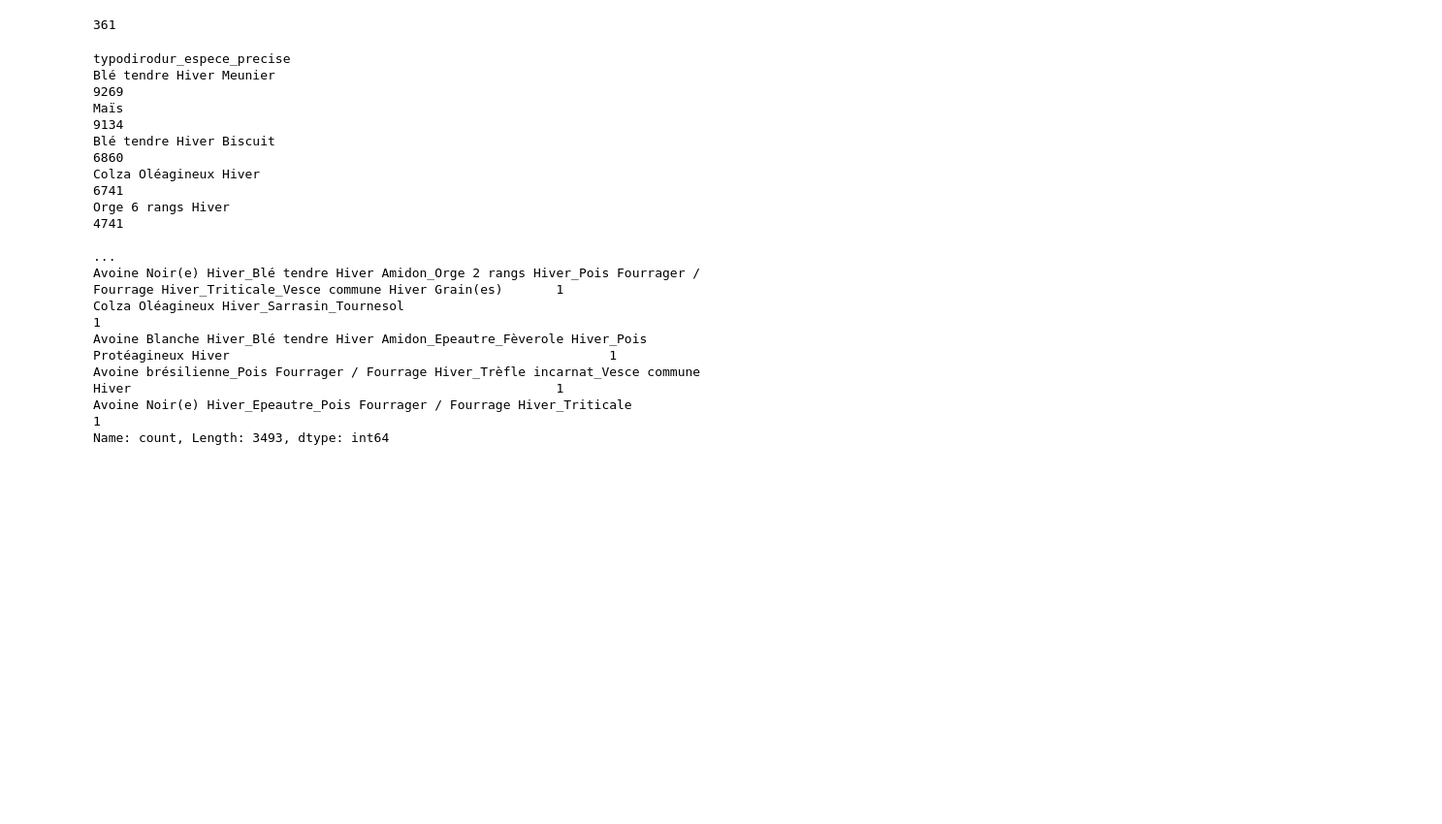
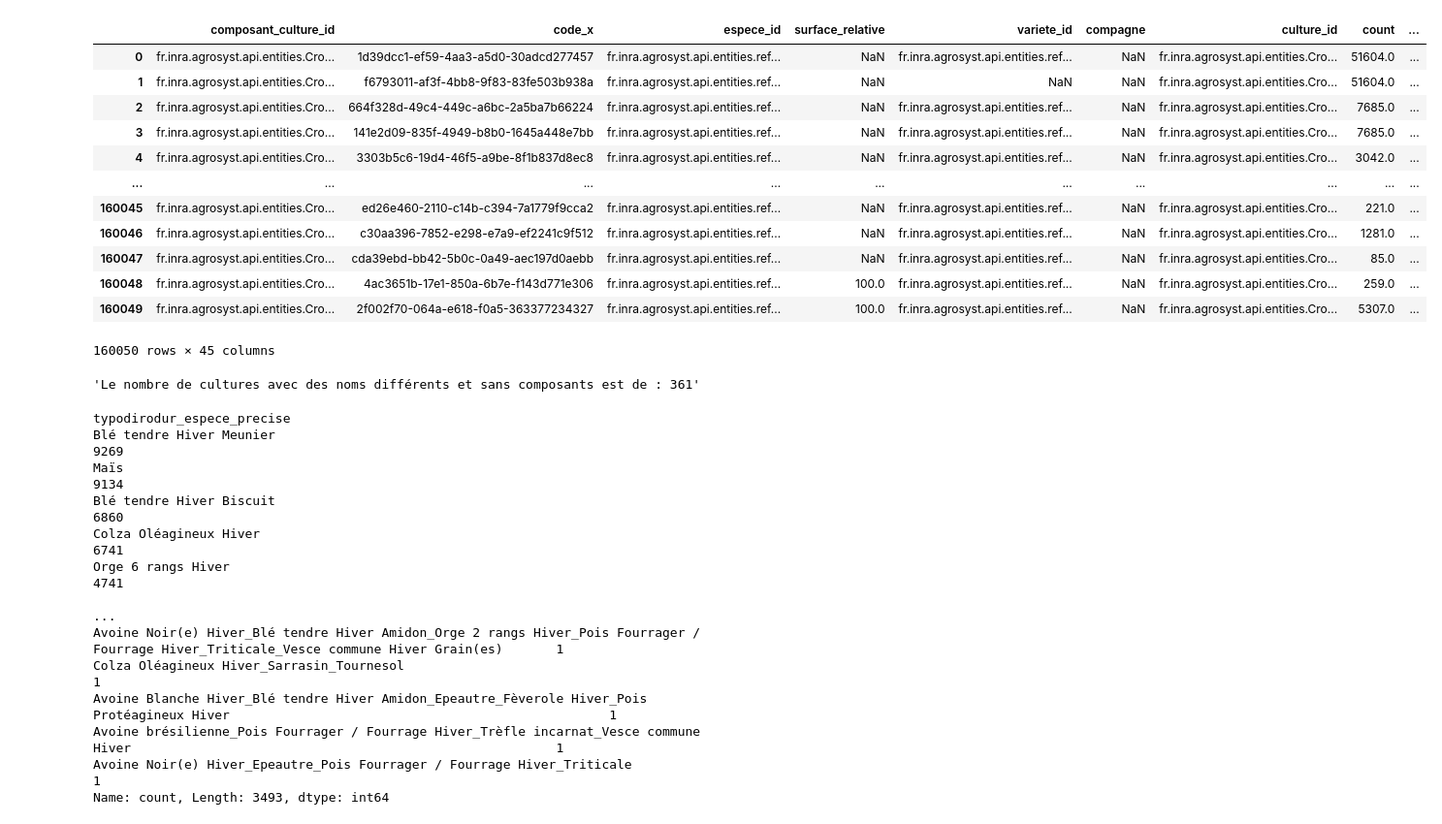
Before and after one commit to beren2/catalogue_script_agrosyst, a Jupyter notebook: 02_outils/scripts/2-test_dirodur_concatener_typo_espece.ipynb, the cells around one changed output. Shown at 97% size. Drawn from its saved outputs; the diff is of its cells as text; code cells hidden in the pictures; blank space fills up the shorter version.

```diff
--- a/02_outils/scripts/2-test_dirodur_concatener_typo_espece.ipynb
+++ b/02_outils/scripts/2-test_dirodur_concatener_typo_espece.ipynb
@@ -3,7 +3,8 @@ import pandas as pd
 import numpy as np
 from tqdm import tqdm
 # %%
-ENTREPOT_PATH = "/home/administrateur/Bureau/Datagrosyst/data_entrepot_outils/"
+path = "/home/tbadie/Bureau/data/data_entrepot_outils/"
+path_output = "/home/tbadie/Bureau/data/temp/typologie_dirodur/"
 donnees = {}
 
 def import_df(df_name, path_data, sep, index_col=None):
@@ -17,32 +18,41 @@ def import_dfs(df_names, path_data, sep = ',', index_col=None, verbose=False):
 
 tables_with_id = [
     'composant_culture',
-    'culture',
-    'espece'
+    'culture'
 ]
 
 # import des données de l'entrepôt avec la colonne 'id' en index
-import_dfs(tables_with_id, ENTREPOT_PATH, sep = ',', index_col='id', verbose=False)
+import_dfs(tables_with_id, path, sep = ',', index_col='id', verbose=False)
+
+culture = donnees['culture'].reset_index().rename(columns={'id':'culture_id'}).copy()
+cc = donnees['composant_culture'].reset_index().rename(columns={'id':'composant_culture_id'}).copy()
+
+
+espece = pd.read_csv(path_output+"ref_espece_gcpe.csv", sep=',')
+MAE_matrice_precise = pd.read_csv(path_output + 'ref_matrice.csv').rename(columns={'id':'espece_id'})
+
+with open(path_output + 'liste_culture_id_gcpe.txt', "r") as f:
+    list_cid_gcpe = [line.strip() for line in f.readlines()]
-# %%
-culture = donnees['culture'].reset_index().rename(columns={'id':'culture_id'}).copy()
-cc = donnees['composant_culture'].reset_index().rename(columns={'id':'composant_culture_id'}).copy()
-# espece = donnees['espece'].rename(columns={'id':'espece_id'}).reset_index().copy()
-
-
-espece = pd.read_csv("/home/administrateur/Bureau/Datagrosyst/catalogue_script_agrosyst/02_outils/data/external_data/"+"espece.csv", sep=',')
-
-MAE_matrice_precise = pd.read_csv('/home/administrateur/Bureau/' + 'MAE_matrice_passage_dirodur_espece_precise.csv').rename(columns={'id':'espece_id'})
-
-MAE_matrice_famille = pd.read_csv('/home/administrateur/Bureau/' + 'MAE_matrice_passage_dirodur_famille_bota.csv').rename(columns={'id':'espece_id'})
-
-
-with open('/home/administrateur/Bureau/' + 'liste_culture_id_gcpe.txt', "r") as f:
-    list_cid_gcpe = [line.strip() for line in f.readlines()]
 # %%
 df = cc.merge(espece.rename(columns={'id': 'espece_id'}), how='left', on='espece_id')
 # On ne garde que les culture_id qui ont été utilisées dans un sdc GCPE
 culture = culture.loc[culture['culture_id'].isin(list_cid_gcpe)]
 df = df.merge(culture, how='right', on='culture_id')
+df
+# %% [output]
+|  | composant_culture_id | code_x | espece_id | surface_relative | variete_id | compagne | culture_id | count | ... |
+| 0 | fr.inra.agrosyst.api.entities.Cro... | 1d39dcc1-ef59-4aa3-a5d0-30adcd277457 | fr.inra.agrosyst.api.entities.ref... | NaN | fr.inra.agrosyst.api.entities.ref... | NaN | fr.inra.agrosyst.api.entities.Cro... | 51604.0 | ... |
+| 1 | fr.inra.agrosyst.api.entities.Cro... | f6793011-af3f-4bb8-9f83-83fe503b938a | fr.inra.agrosyst.api.entities.ref... | NaN | NaN | NaN | fr.inra.agrosyst.api.entities.Cro... | 51604.0 | ... |
+| 2 | fr.inra.agrosyst.api.entities.Cro... | 664f328d-49c4-449c-a6bc-2a5ba7b66224 | fr.inra.agrosyst.api.entities.ref... | NaN | fr.inra.agrosyst.api.entities.ref... | NaN | fr.inra.agrosyst.api.entities.Cro... | 7685.0 | ... |
+| 3 | fr.inra.agrosyst.api.entities.Cro... | 141e2d09-835f-4949-b8b0-1645a448e7bb | fr.inra.agrosyst.api.entities.ref... | NaN | fr.inra.agrosyst.api.entities.ref... | NaN | fr.inra.agrosyst.api.entities.Cro... | 7685.0 | ... |
+| 4 | fr.inra.agrosyst.api.entities.Cro... | 3303b5c6-19d4-46f5-a9be-8f1b837d8ec8 | fr.inra.agrosyst.api.entities.ref... | NaN | fr.inra.agrosyst.api.entities.ref... | NaN | fr.inra.agrosyst.api.entities.Cro... | 3042.0 | ... |
+| ... | ... | ... | ... | ... | ... | ... | ... | ... | ... |
+| 160045 | fr.inra.agrosyst.api.entities.Cro... | ed26e460-2110-c14b-c394-7a1779f9cca2 | fr.inra.agrosyst.api.entities.ref... | NaN | fr.inra.agrosyst.api.entities.ref... | NaN | fr.inra.agrosyst.api.entities.Cro... | 221.0 | ... |
+| 160046 | fr.inra.agrosyst.api.entities.Cro... | c30aa396-7852-e298-e7a9-ef2241c9f512 | fr.inra.agrosyst.api.entities.ref... | NaN | fr.inra.agrosyst.api.entities.ref... | NaN | fr.inra.agrosyst.api.entities.Cro... | 1281.0 | ... |
+| 160047 | fr.inra.agrosyst.api.entities.Cro... | cda39ebd-bb42-5b0c-0a49-aec197d0aebb | fr.inra.agrosyst.api.entities.ref... | NaN | fr.inra.agrosyst.api.entities.ref... | NaN | fr.inra.agrosyst.api.entities.Cro... | 85.0 | ... |
+| 160048 | fr.inra.agrosyst.api.entities.Cro... | 4ac3651b-17e1-850a-6b7e-f143d771e306 | fr.inra.agrosyst.api.entities.ref... | 100.0 | fr.inra.agrosyst.api.entities.ref... | NaN | fr.inra.agrosyst.api.entities.Cro... | 259.0 | ... |
+| 160049 | fr.inra.agrosyst.api.entities.Cro... | 2f002f70-064a-e618-f0a5-363377234327 | fr.inra.agrosyst.api.entities.ref... | 100.0 | fr.inra.agrosyst.api.entities.ref... | NaN | fr.inra.agrosyst.api.entities.Cro... | 5307.0 | ... |
+160050 rows × 45 columns
 # %%
 def concat_unique_sorted(series):
     cleaned = series.dropna().unique()
@@ -64,7 +75,7 @@ agg_dict = {
 # %%
-len(df.loc[df['composant_culture_id'].isna(), 'nom'].unique().tolist())
+f"Le nombre de cultures avec des noms différents et sans composants est de : {len(df.loc[df['composant_culture_id'].isna(), 'nom'].unique().tolist())}"
 # %% [output]
-361
+'Le nombre de cultures avec des noms différents et sans composants est de : 361'
 # %%
 df['nb_composant_culture'] = 1
 df['nb_typodirodur_espece_precise'] = df['typodirodur_espece_precise']
```
Also changed, not shown: parts of 7 cells of this notebook, 2 other files.
